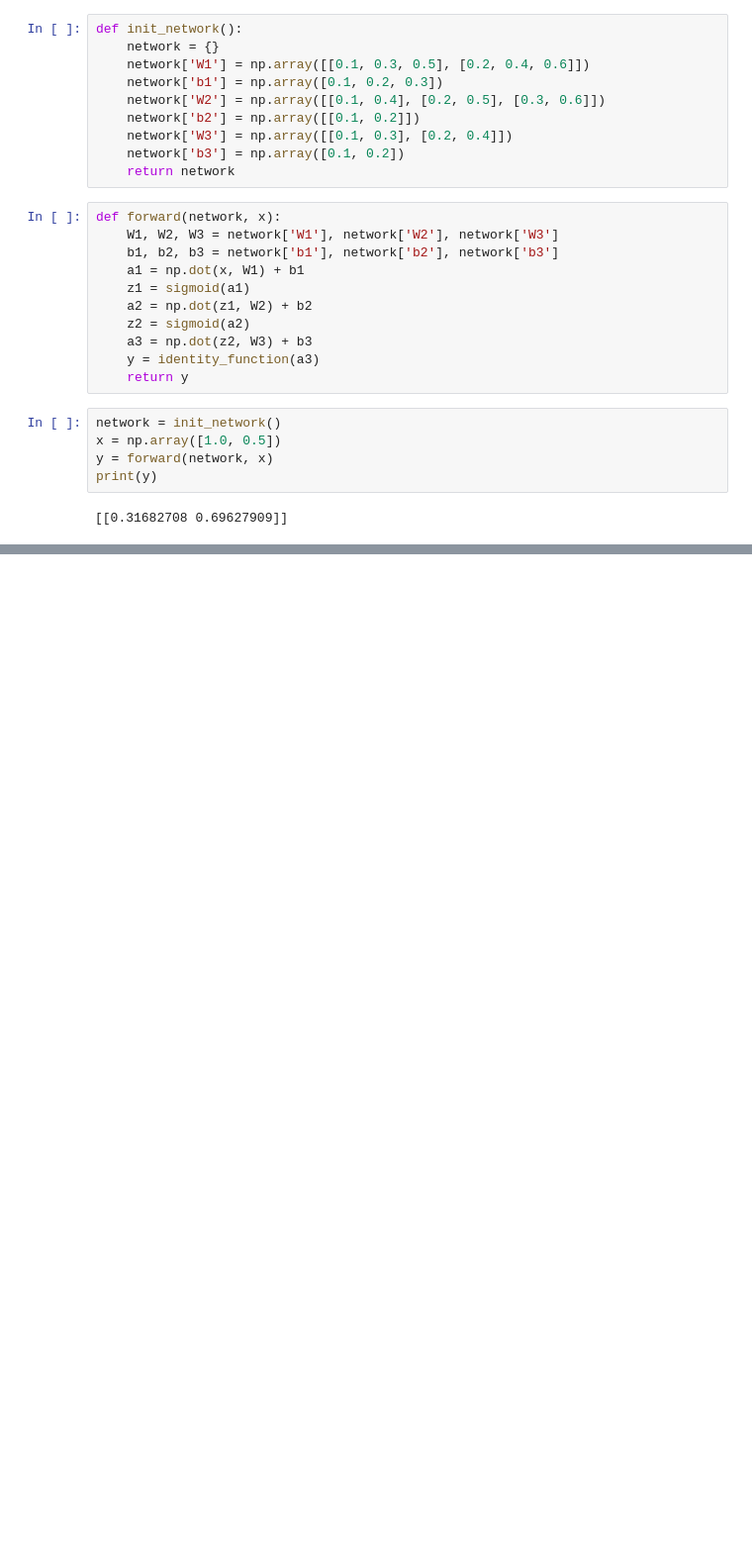
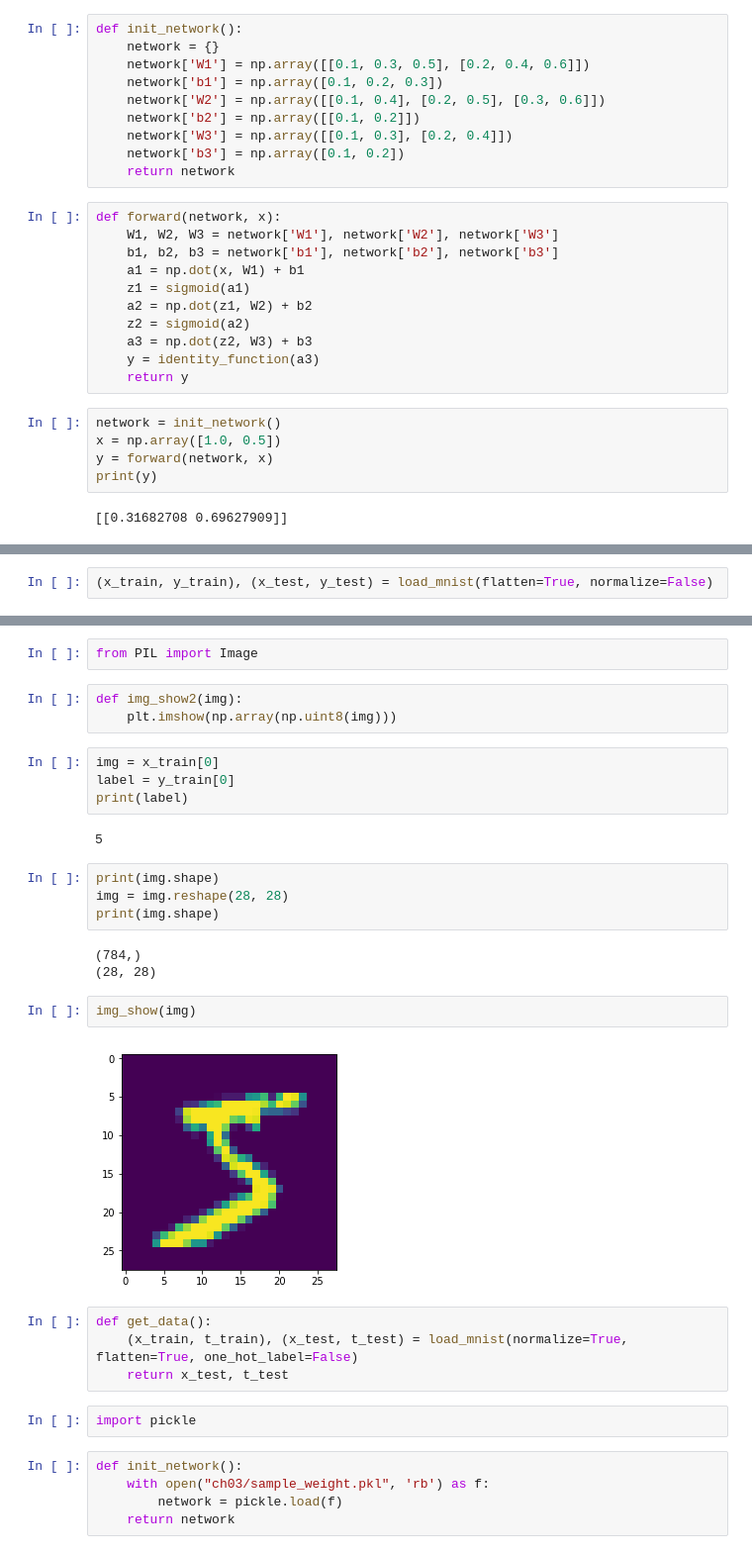
Before and after one commit to dskkt0/deep-learning-from-scratch, a Jupyter notebook: ch03.ipynb, the cells around one changed output, grey strips where cells are left out. Shown at 99% size. Cells and saved outputs as stored; diff of their text form; blank space fills up the shorter version.

```diff
--- a/ch03.ipynb
+++ b/ch03.ipynb
@@ -224,0 +280,2 @@ print(y)
+# %%
+(x_train, y_train), (x_test, y_test) = load_mnist(flatten=True, normalize=False)
@@ -224,0 +311,33 @@ print(y)
+# %%
+from PIL import Image
+# %%
+def img_show2(img):
+    plt.imshow(np.array(np.uint8(img)))
+# %%
+img = x_train[0]
+label = y_train[0]
+print(label)
+# %% [output]
+5
+# %%
+print(img.shape)
+img = img.reshape(28, 28)
+print(img.shape)
+# %% [output]
+(784,)
+(28, 28)
+# %%
+img_show(img)
+# %% [output]
+[figure, added]
+# %%
+def get_data():
+    (x_train, t_train), (x_test, t_test) = load_mnist(normalize=True, flatten=True, one_hot_label=False)
+    return x_test, t_test
+# %%
+import pickle
+# %%
+def init_network():
+    with open("ch03/sample_weight.pkl", 'rb') as f:
+        network = pickle.load(f)
+    return network
```
Also changed, not shown: parts of 17 cells of this notebook.
